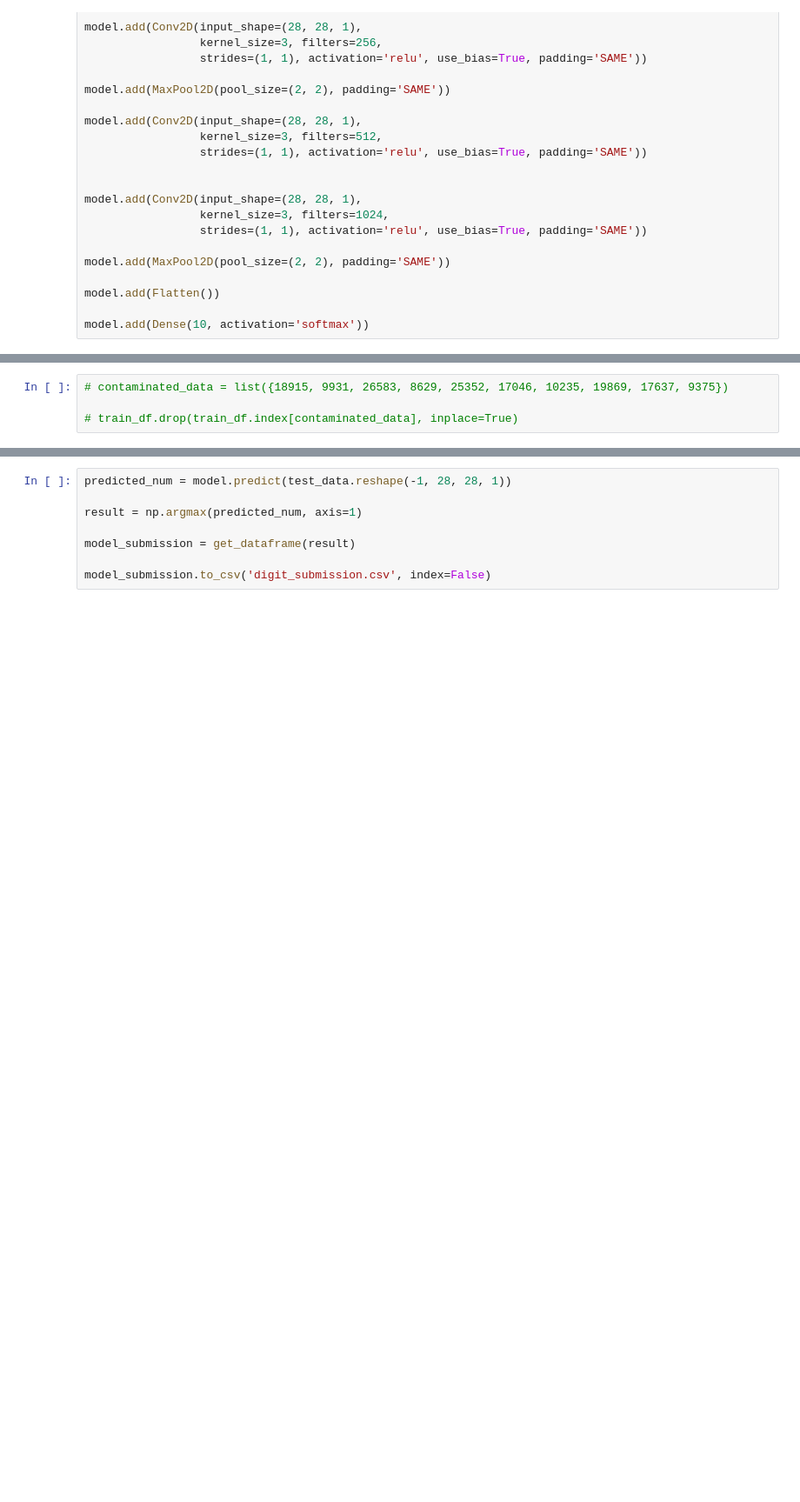
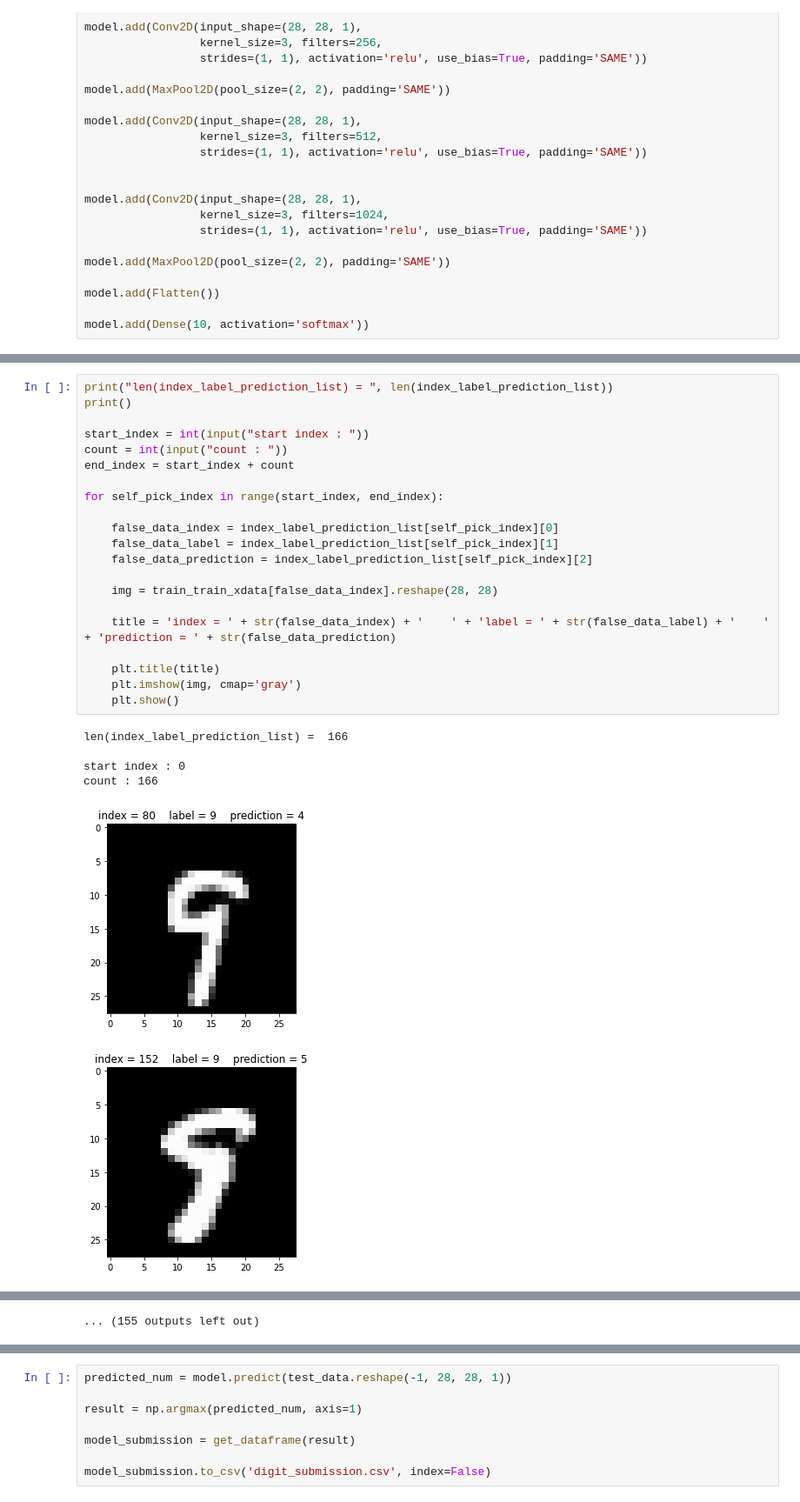
Before and after one commit to leeyeoreum02/my_own_program, a Jupyter notebook: AI program/digit_recognizer(tf_2.x).ipynb, the cells around one changed output, grey strips where cells are left out. Shown at 87% size. Cells and saved outputs as stored; diff of their text form; blank space fills up the shorter version.

```diff
--- a/AI program/digit_recognizer(tf_2.x).ipynb
+++ b/AI program/digit_recognizer(tf_2.x).ipynb
@@ -475,4 +487,28 @@ len(index_label_prediction_list) =  71
-# %%
-# contaminated_data = list({18915, 9931, 26583, 8629, 25352, 17046, 10235, 19869, 17637, 9375})
-
-# train_df.drop(train_df.index[contaminated_data], inplace=True)
+# %%
+print("len(index_label_prediction_list) = ", len(index_label_prediction_list))
+print()
+
+start_index = int(input("start index : "))
+count = int(input("count : "))
+end_index = start_index + count
+
+for self_pick_index in range(start_index, end_index):
+
+    false_data_index = index_label_prediction_list[self_pick_index][0]
+    false_data_label = index_label_prediction_list[self_pick_index][1]
+    false_data_prediction = index_label_prediction_list[self_pick_index][2]
+
+    img = train_train_xdata[false_data_index].reshape(28, 28)
+
+    title = 'index = ' + str(false_data_index) + '    ' + 'label = ' + str(false_data_label) + '    ' + 'prediction = ' + str(false_data_prediction)
+
+    plt.title(title)
+    plt.imshow(img, cmap='gray')
+    plt.show()
+# %% [output]
+len(index_label_prediction_list) =  166
+
+start index : 0
+count : 166
+[figure, added]
+[figure, added]
@@ -478,0 +524 @@ len(index_label_prediction_list) =  71
+... (155 outputs left out)
```
Also changed, not shown: parts of 15 cells of this notebook.
